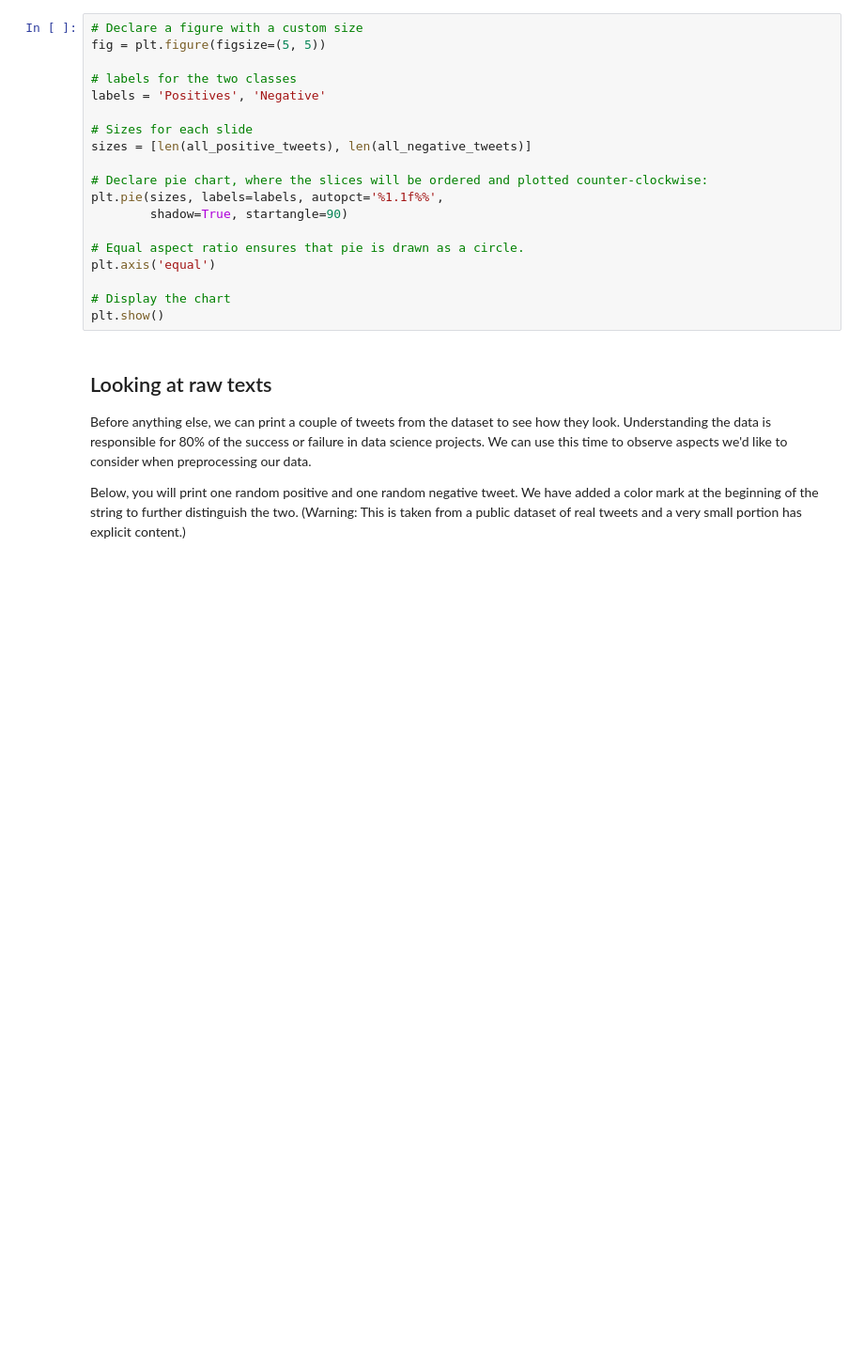
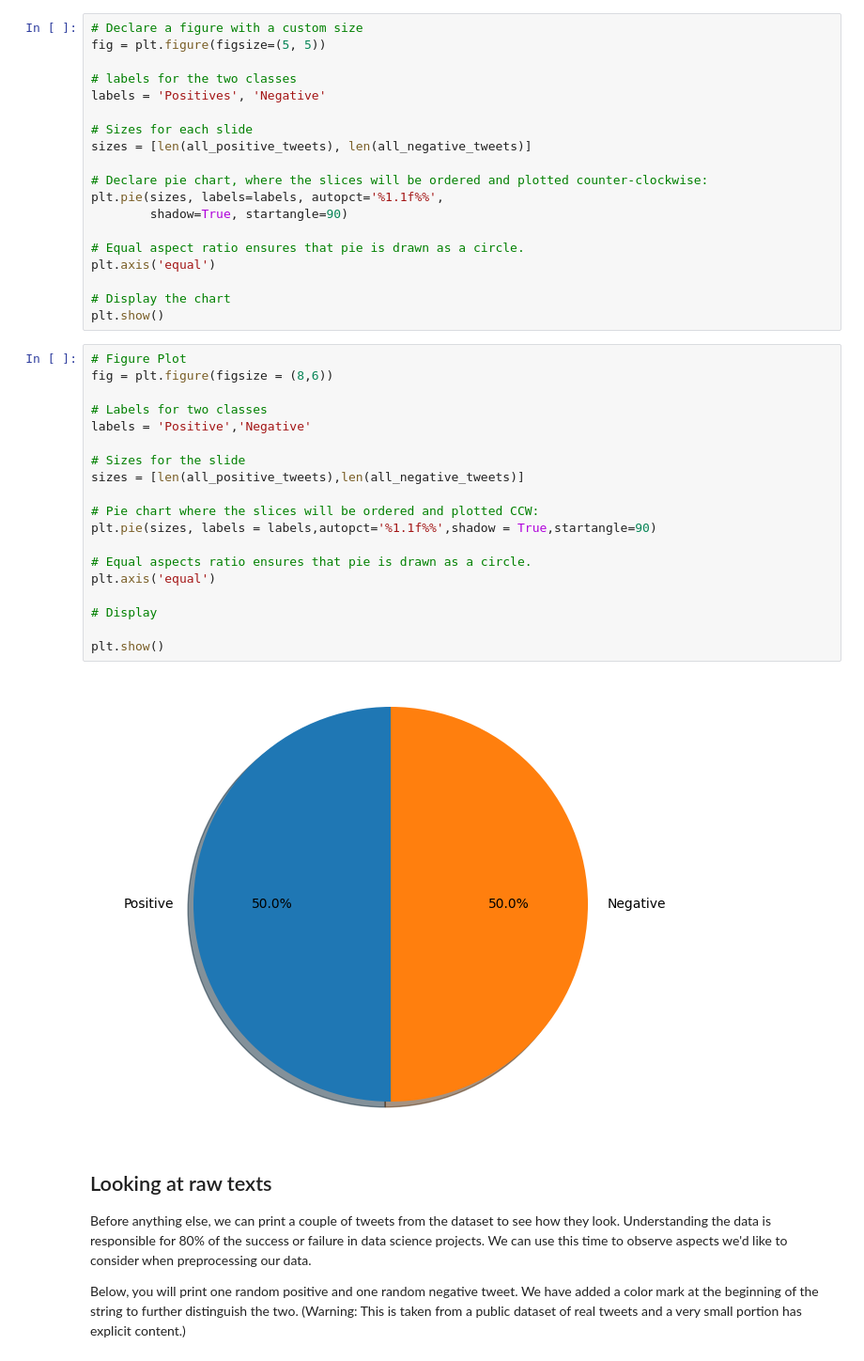
Before and after one commit to sflyranger/Natural-Language-Processing, a Jupyter notebook: C1_W1_lecture_nb_01_preprocessing.ipynb, the cells around one changed output. Shown at 94% size. Drawn from its saved outputs; the diff is of its cells as text; blank space fills up the shorter version.

```diff
--- a/C1_W1_lecture_nb_01_preprocessing.ipynb
+++ b/C1_W1_lecture_nb_01_preprocessing.ipynb
@@ -68,6 +89,27 @@ plt.axis('equal')
 
 # Display the chart
 plt.show()
+# %%
+# Figure Plot
+fig = plt.figure(figsize = (8,6))
+
+# Labels for two classes
+labels = 'Positive','Negative'
+
+# Sizes for the slide
+sizes = [len(all_positive_tweets),len(all_negative_tweets)]
+
+# Pie chart where the slices will be ordered and plotted CCW:
+plt.pie(sizes, labels = labels,autopct='%1.1f%%',shadow = True,startangle=90)
+
+# Equal aspects ratio ensures that pie is drawn as a circle.
+plt.axis('equal')
+
+# Display
+
+plt.show()
+# %% [output]
+[figure, added]
 # %% [markdown]
 ## Looking at raw texts
 
```
Also changed, not shown: parts of 15 cells of this notebook.
